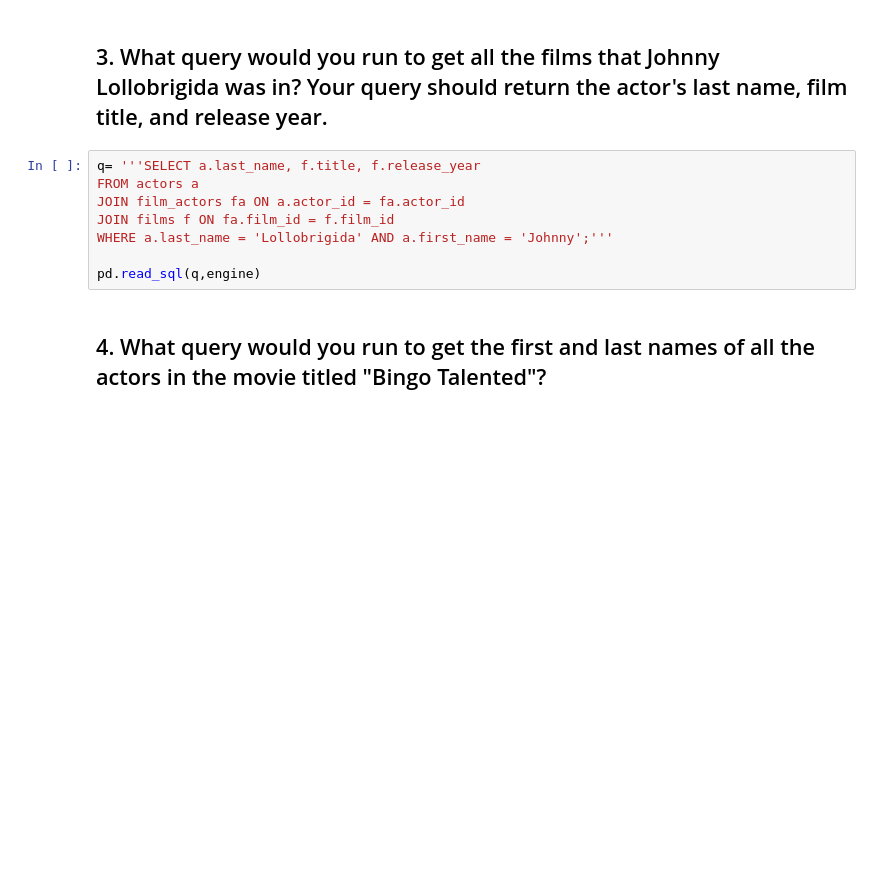
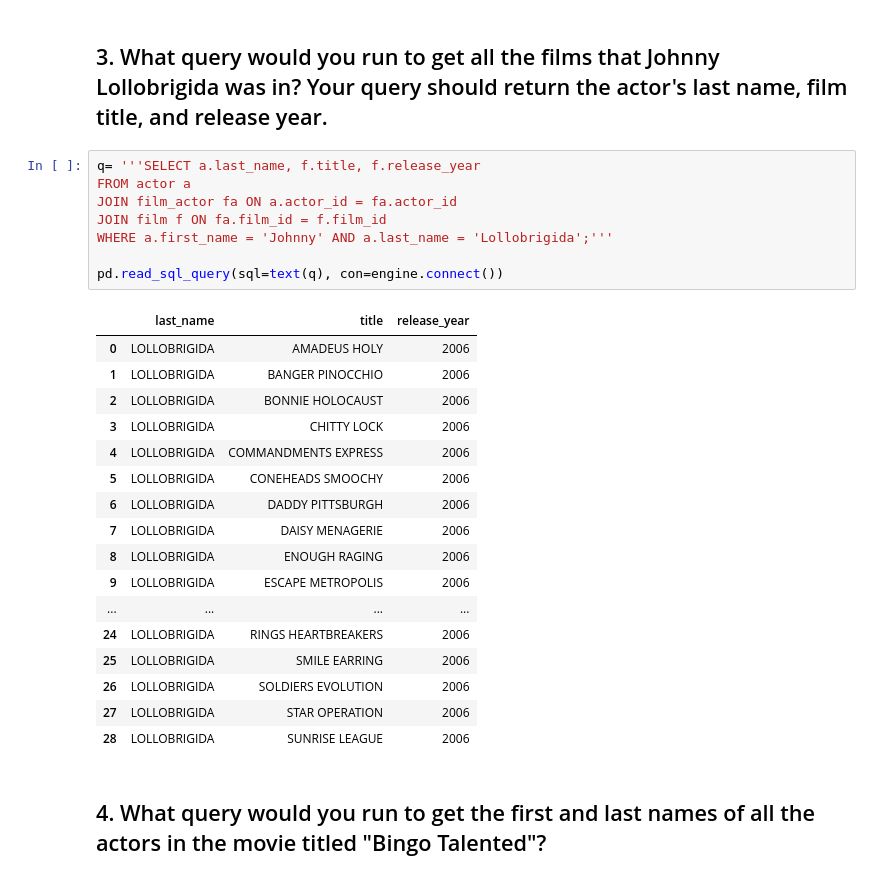
Before and after one commit to milkadata/Queries--Sakila, a Jupyter notebook: Sakila.ipynb, the cells around one changed output. Saved outputs shown, nothing was run; the diff lists cells and outputs as text; blank space fills up the shorter version.

```diff
--- a/Sakila.ipynb
+++ b/Sakila.ipynb
@@ -59,12 +99,30 @@ pd.read_sql(q,engine)
 ## 3. What query would you run to get all the films that Johnny Lollobrigida was in? Your query should return the actor's last name, film title, and release year.
 # %%
 q= '''SELECT a.last_name, f.title, f.release_year
-FROM actors a
-JOIN film_actors fa ON a.actor_id = fa.actor_id
-JOIN films f ON fa.film_id = f.film_id
-WHERE a.last_name = 'Lollobrigida' AND a.first_name = 'Johnny';'''
+FROM actor a
+JOIN film_actor fa ON a.actor_id = fa.actor_id
+JOIN film f ON fa.film_id = f.film_id
+WHERE a.first_name = 'Johnny' AND a.last_name = 'Lollobrigida';'''
 
-pd.read_sql(q,engine)
+pd.read_sql_query(sql=text(q), con=engine.connect())
+# %% [output]
+|  | last_name | title | release_year |
+| 0 | LOLLOBRIGIDA | AMADEUS HOLY | 2006 |
+| 1 | LOLLOBRIGIDA | BANGER PINOCCHIO | 2006 |
+| 2 | LOLLOBRIGIDA | BONNIE HOLOCAUST | 2006 |
+| 3 | LOLLOBRIGIDA | CHITTY LOCK | 2006 |
+| 4 | LOLLOBRIGIDA | COMMANDMENTS EXPRESS | 2006 |
+| 5 | LOLLOBRIGIDA | CONEHEADS SMOOCHY | 2006 |
+| 6 | LOLLOBRIGIDA | DADDY PITTSBURGH | 2006 |
+| 7 | LOLLOBRIGIDA | DAISY MENAGERIE | 2006 |
+| 8 | LOLLOBRIGIDA | ENOUGH RAGING | 2006 |
+| 9 | LOLLOBRIGIDA | ESCAPE METROPOLIS | 2006 |
+| ... | ... | ... | ... |
+| 24 | LOLLOBRIGIDA | RINGS HEARTBREAKERS | 2006 |
+| 25 | LOLLOBRIGIDA | SMILE EARRING | 2006 |
+| 26 | LOLLOBRIGIDA | SOLDIERS EVOLUTION | 2006 |
+| 27 | LOLLOBRIGIDA | STAR OPERATION | 2006 |
+| 28 | LOLLOBRIGIDA | SUNRISE LEAGUE | 2006 |
 # %% [markdown]
 ## 4. What query would you run to get the first and last names of all the actors in the movie titled "Bingo Talented"?
 # %%
```
Also changed, not shown: parts of 11 cells of this notebook, 1 other file.
